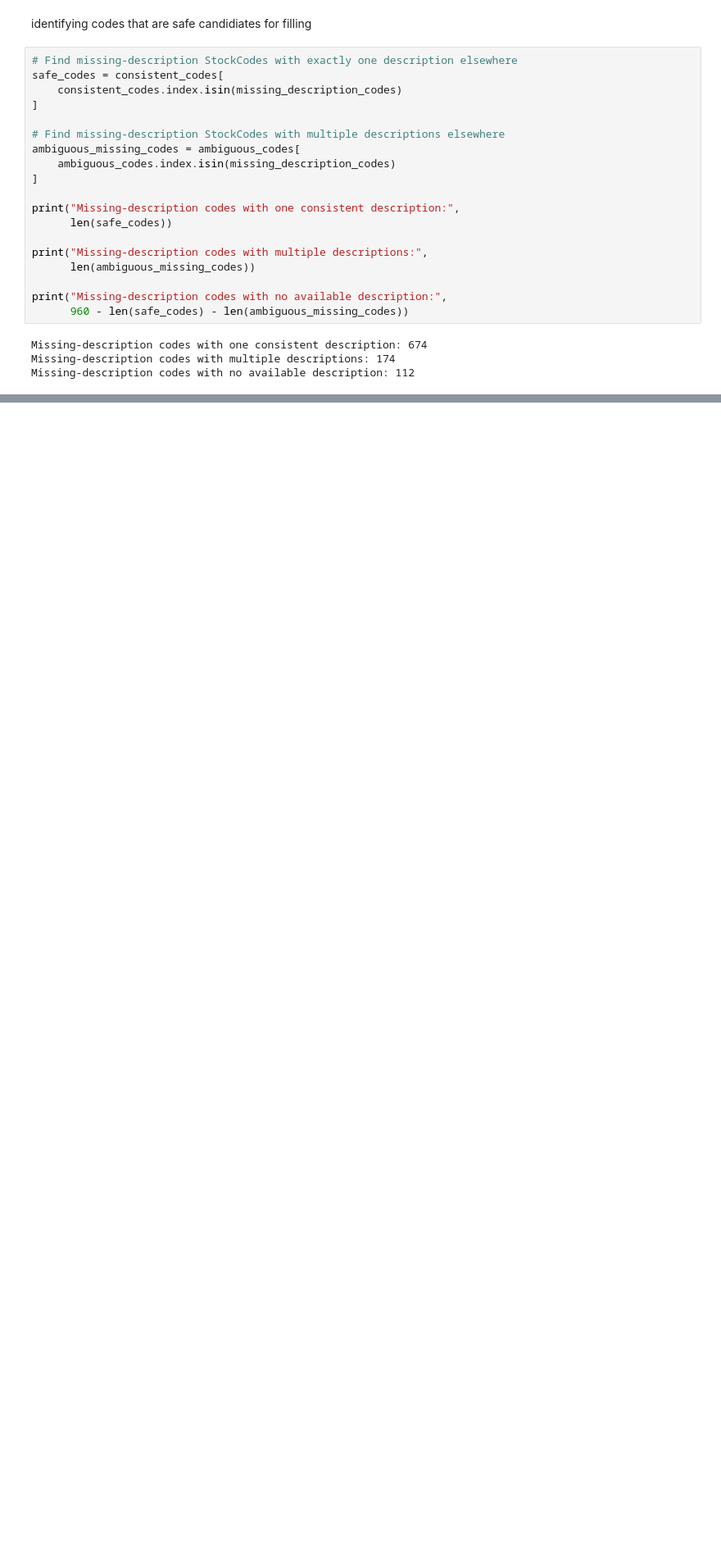
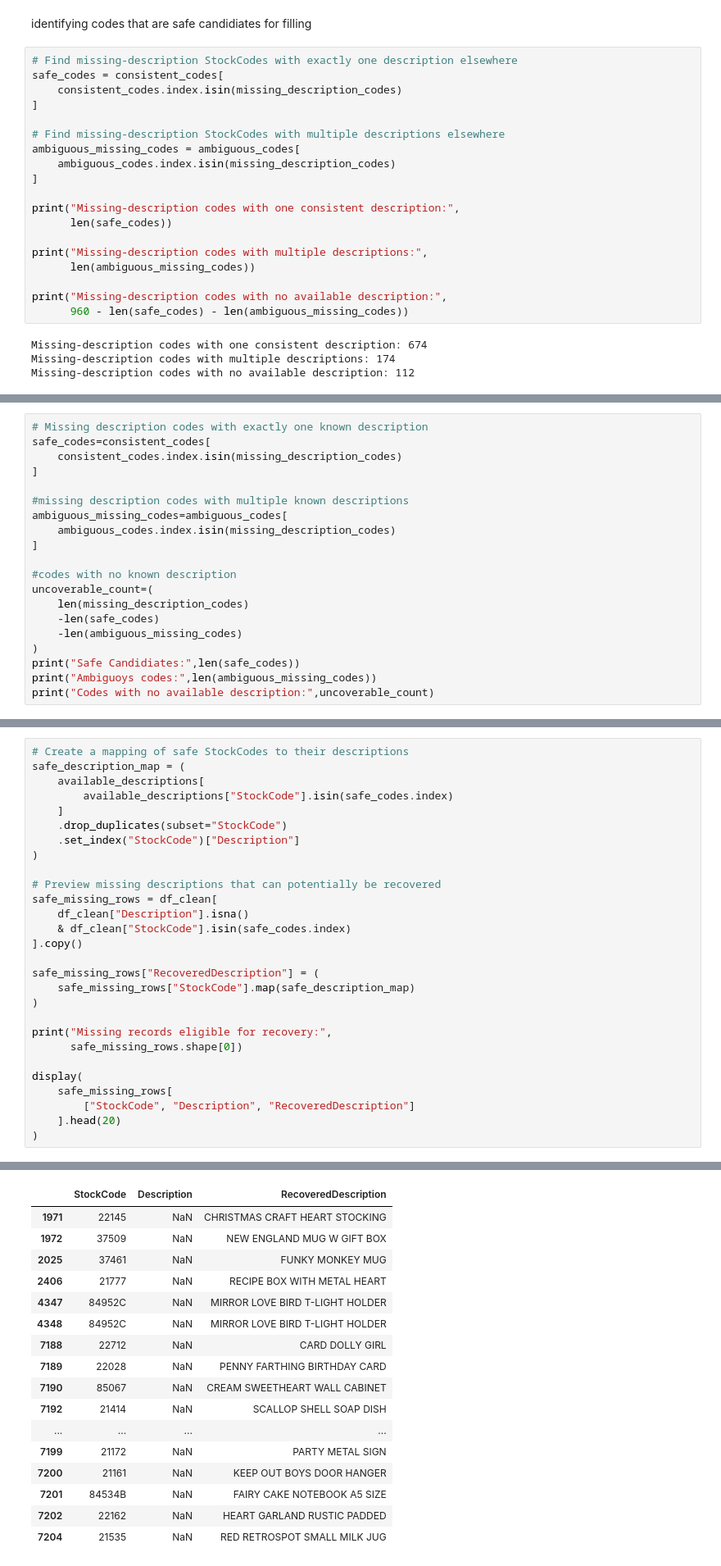
Before and after one commit to bindhyadulal/ecommerce-sales-analysis, a Jupyter notebook: notebooks/01_data_exploration.ipynb, the cells around one changed output, grey strips where cells are left out. Shown at 82% size. Saved outputs shown, nothing was run; the diff lists cells and outputs as text; blank space fills up the shorter version.

Commit message:
previewing some descriptions

```diff
--- a/notebooks/01_data_exploration.ipynb
+++ b/notebooks/01_data_exploration.ipynb
@@ -1018,0 +1021,20 @@ Missing-description codes with no available description: 112
+# %%
+# Missing description codes with exactly one known description
+safe_codes=consistent_codes[
+    consistent_codes.index.isin(missing_description_codes)
+]
+
+#missing description codes with multiple known descriptions
+ambiguous_missing_codes=ambiguous_codes[
+    ambiguous_codes.index.isin(missing_description_codes)
+]
+
+#codes with no known description
+uncoverable_count=(
+    len(missing_description_codes)
+    -len(safe_codes)
+    -len(ambiguous_missing_codes)
+)
+print("Safe Candidiates:",len(safe_codes))
+print("Ambiguoys codes:",len(ambiguous_missing_codes))
+print("Codes with no available description:",uncoverable_count)
@@ -1018,0 +1047,29 @@ Missing-description codes with no available description: 112
+# %%
+# Create a mapping of safe StockCodes to their descriptions
+safe_description_map = (
+    available_descriptions[
+        available_descriptions["StockCode"].isin(safe_codes.index)
+    ]
+    .drop_duplicates(subset="StockCode")
+    .set_index("StockCode")["Description"]
+)
+
+# Preview missing descriptions that can potentially be recovered
+safe_missing_rows = df_clean[
+    df_clean["Description"].isna()
+    & df_clean["StockCode"].isin(safe_codes.index)
+].copy()
+
+safe_missing_rows["RecoveredDescription"] = (
+    safe_missing_rows["StockCode"].map(safe_description_map)
+)
+
+print("Missing records eligible for recovery:",
+      safe_missing_rows.shape[0])
+
+display(
+    safe_missing_rows[
+        ["StockCode", "Description", "RecoveredDescription"]
+    ].head(20)
+)
+# %% [output]
@@ -1018,0 +1077,17 @@ Missing-description codes with no available description: 112
+|  | StockCode | Description | RecoveredDescription |
+| 1971 | 22145 | NaN | CHRISTMAS CRAFT HEART STOCKING |
+| 1972 | 37509 | NaN | NEW ENGLAND MUG W GIFT BOX |
+| 2025 | 37461 | NaN | FUNKY MONKEY MUG |
+| 2406 | 21777 | NaN | RECIPE BOX WITH METAL HEART |
+| 4347 | 84952C | NaN | MIRROR LOVE BIRD T-LIGHT HOLDER |
+| 4348 | 84952C | NaN | MIRROR LOVE BIRD T-LIGHT HOLDER |
+| 7188 | 22712 | NaN | CARD DOLLY GIRL |
+| 7189 | 22028 | NaN | PENNY FARTHING BIRTHDAY CARD |
+| 7190 | 85067 | NaN | CREAM SWEETHEART WALL CABINET |
+| 7192 | 21414 | NaN | SCALLOP SHELL SOAP DISH |
+| ... | ... | ... | ... |
+| 7199 | 21172 | NaN | PARTY METAL SIGN |
+| 7200 | 21161 | NaN | KEEP OUT BOYS DOOR HANGER |
+| 7201 | 84534B | NaN | FAIRY CAKE NOTEBOOK A5 SIZE |
+| 7202 | 22162 | NaN | HEART GARLAND RUSTIC PADDED |
+| 7204 | 21535 | NaN | RED RETROSPOT SMALL MILK JUG |
```
Also changed, not shown: parts of 5 cells of this notebook.
